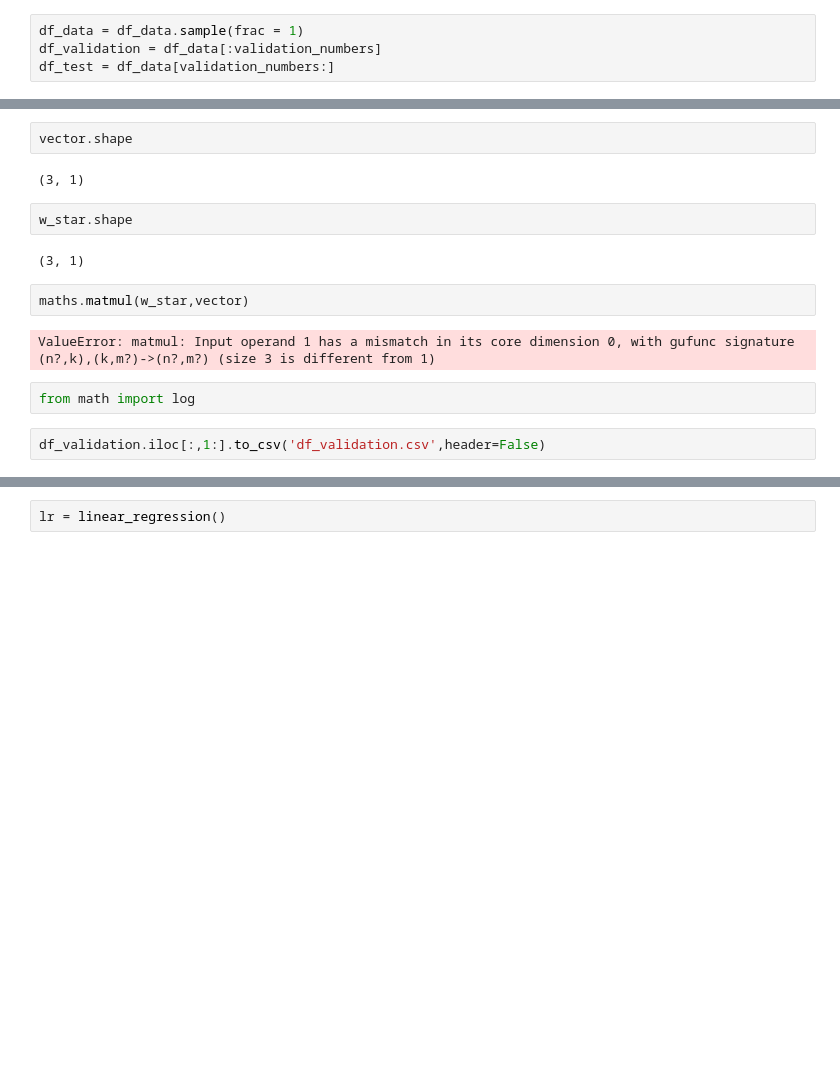
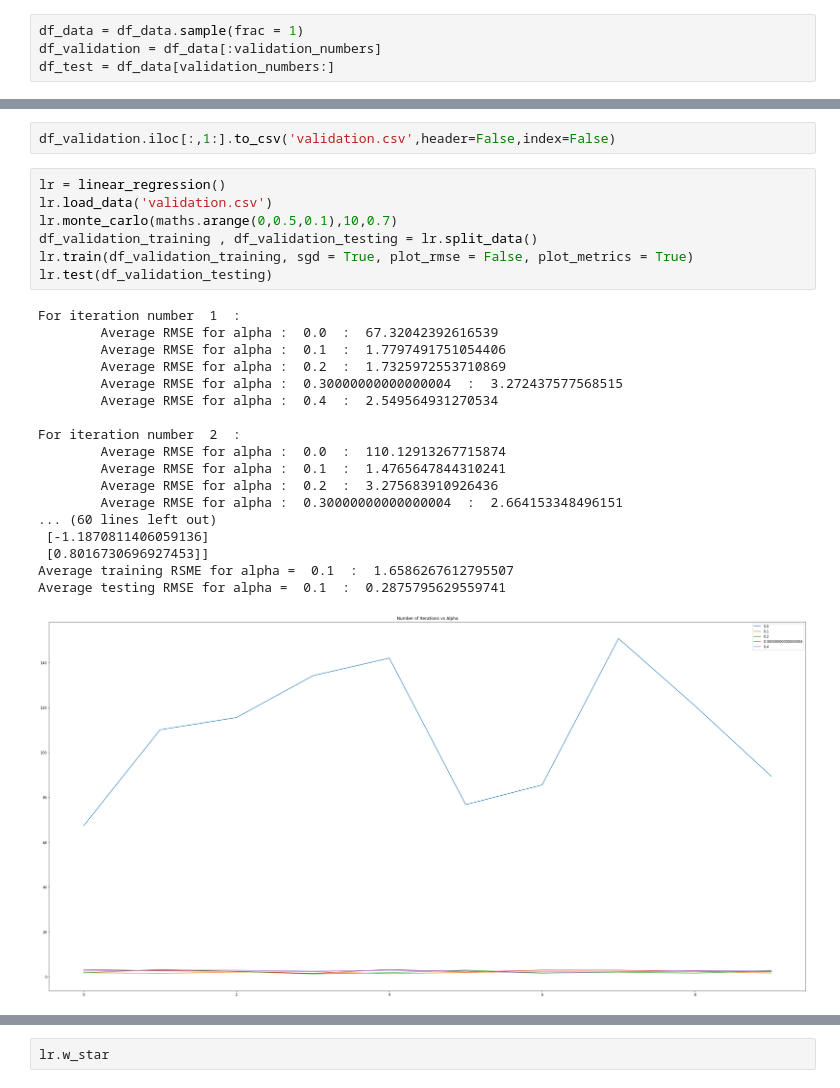
Before and after one commit to Ashirbad-Sarangi/logistic_regression, a Jupyter notebook: codes/logistic_regression.ipynb, the cells around one changed output, grey strips where cells are left out. Drawn from its saved outputs; the diff is of its cells as text; blank space fills up the shorter version.

```diff
--- a/codes/logistic_regression.ipynb
+++ b/codes/logistic_regression.ipynb
@@ -429,16 +242,28 @@ ValueError: shapes (3,1) and (3,1) not aligned: 1 (dim 1) != 3 (dim 0)
-# %%
-vector.shape
-# %% [output]
-(3, 1)
-# %%
-w_star.shape
-# %% [output]
-(3, 1)
-# %%
-maths.matmul(w_star,vector)
-# %% [output]
-ValueError: matmul: Input operand 1 has a mismatch in its core dimension 0, with gufunc signature (n?,k),(k,m?)->(n?,m?) (size 3 is different from 1)
-# %%
-from math import log
 # %%
-df_validation.iloc[:,1:].to_csv('df_validation.csv',header=False)
+df_validation.iloc[:,1:].to_csv('validation.csv',header=False,index=False)
+# %%
+lr = linear_regression()
+lr.load_data('validation.csv')
+lr.monte_carlo(maths.arange(0,0.5,0.1),10,0.7)
+df_validation_training , df_validation_testing = lr.split_data()
+lr.train(df_validation_training, sgd = True, plot_rmse = False, plot_metrics = True)
+lr.test(df_validation_testing)
+# %% [output]
+For iteration number  1  :
+        Average RMSE for alpha :  0.0  :  67.32042392616539
+        Average RMSE for alpha :  0.1  :  1.7797491751054406
+        Average RMSE for alpha :  0.2  :  1.7325972553710869
+        Average RMSE for alpha :  0.30000000000000004  :  3.272437577568515
+        Average RMSE for alpha :  0.4  :  2.549564931270534
+
+For iteration number  2  :
+        Average RMSE for alpha :  0.0  :  110.12913267715874
+        Average RMSE for alpha :  0.1  :  1.4765647844310241
+        Average RMSE for alpha :  0.2  :  3.275683910926436
+        Average RMSE for alpha :  0.30000000000000004  :  2.664153348496151
+... (60 lines left out)
+ [-1.1870811406059136]
+ [0.8016730696927453]]
+Average training RSME for alpha =  0.1  :  1.6586267612795507
+Average testing RMSE for alpha =  0.1  :  0.2875795629559741
+[figure, added]
@@ -445,2 +273,2 @@ df_validation.iloc[:,1:].to_csv('df_validation.csv',header=False)
 # %%
-lr = linear_regression()
+lr.w_star
```
Also changed, not shown: parts of 26 cells of this notebook, 1 other file.
